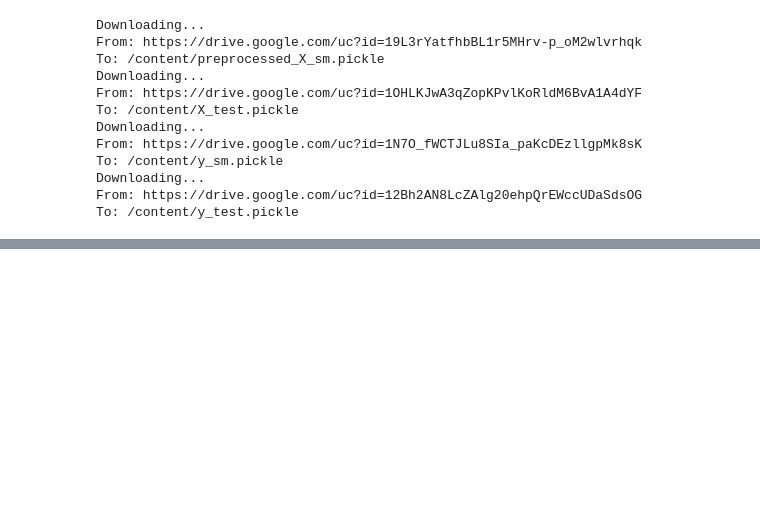
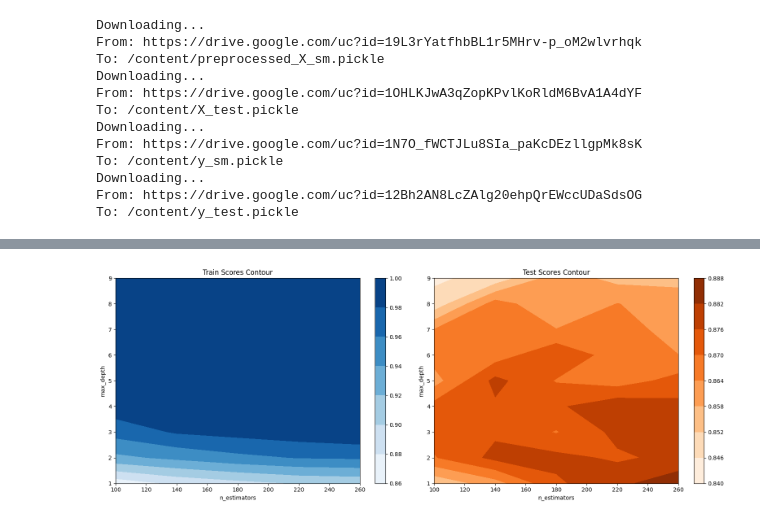
Before and after one commit to IshanSarkar/Topics-Practice, a Jupyter notebook: GBDT.ipynb, the cells around one changed output, grey strips where cells are left out. Saved outputs shown, nothing was run; the diff lists cells and outputs as text; code cells hidden in the pictures; blank space fills up the shorter version.

```diff
--- a/GBDT.ipynb
+++ b/GBDT.ipynb
@@ -20,0 +156,23 @@ To: /content/y_test.pickle
+# %%
+plt.figure(figsize=(16, 6))
+
+# Train scores contour
+plt.subplot(1, 2, 1)
+plt.contourf(train_scores_df.columns, train_scores_df.index, train_scores_df, cmap="Blues")
+plt.colorbar()
+plt.title("Train Scores Contour")
+plt.xlabel("n_estimators")
+plt.ylabel("max_depth")
+
+# Test scores contour
+plt.subplot(1, 2, 2)
+plt.contourf(test_scores_df.columns, test_scores_df.index, test_scores_df, cmap="Oranges")
+plt.colorbar()
+plt.title("Test Scores Contour")
+plt.xlabel("n_estimators")
+plt.ylabel("max_depth")
+
+plt.tight_layout()
+plt.show()
+# %% [output]
+[figure, added]
```
Also changed, not shown: parts of 18 cells of this notebook.
